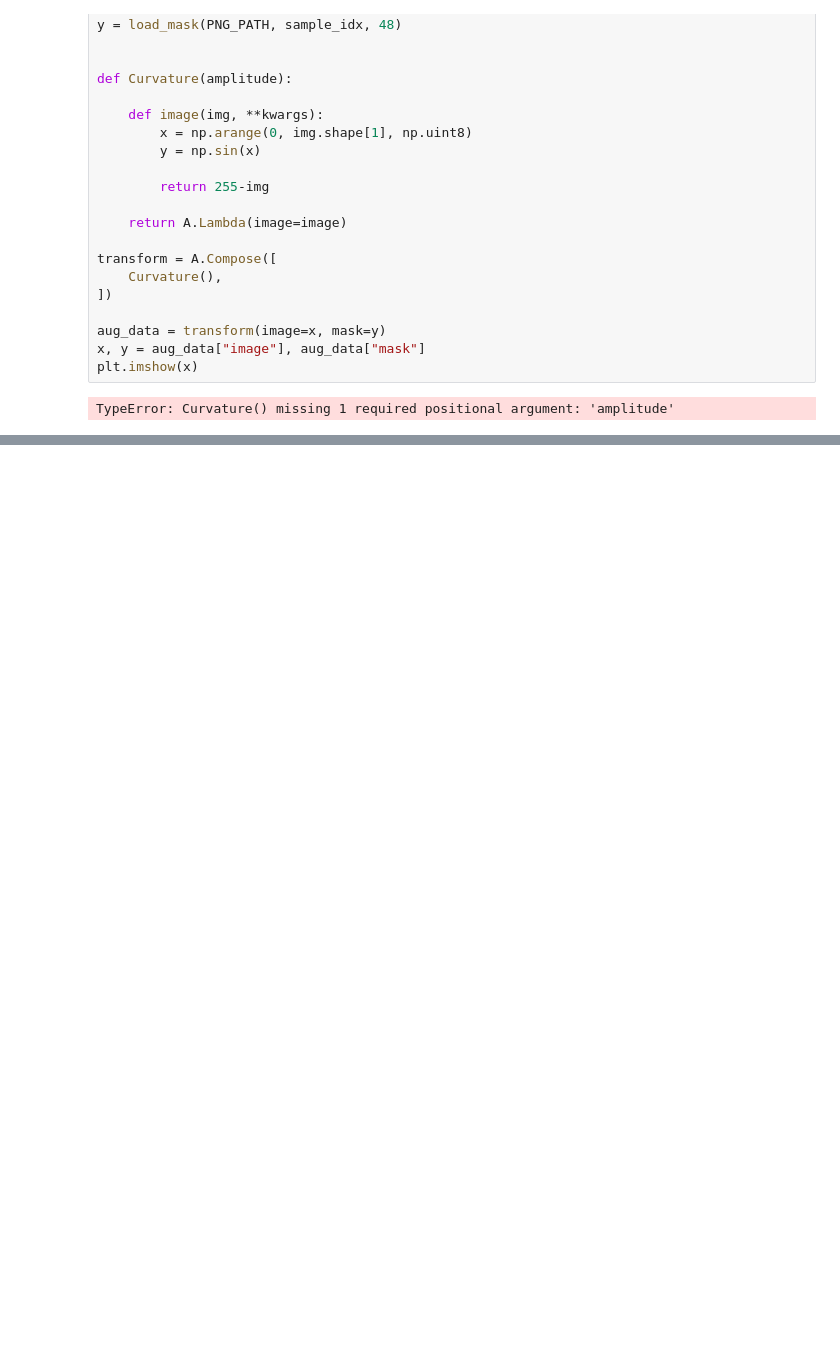
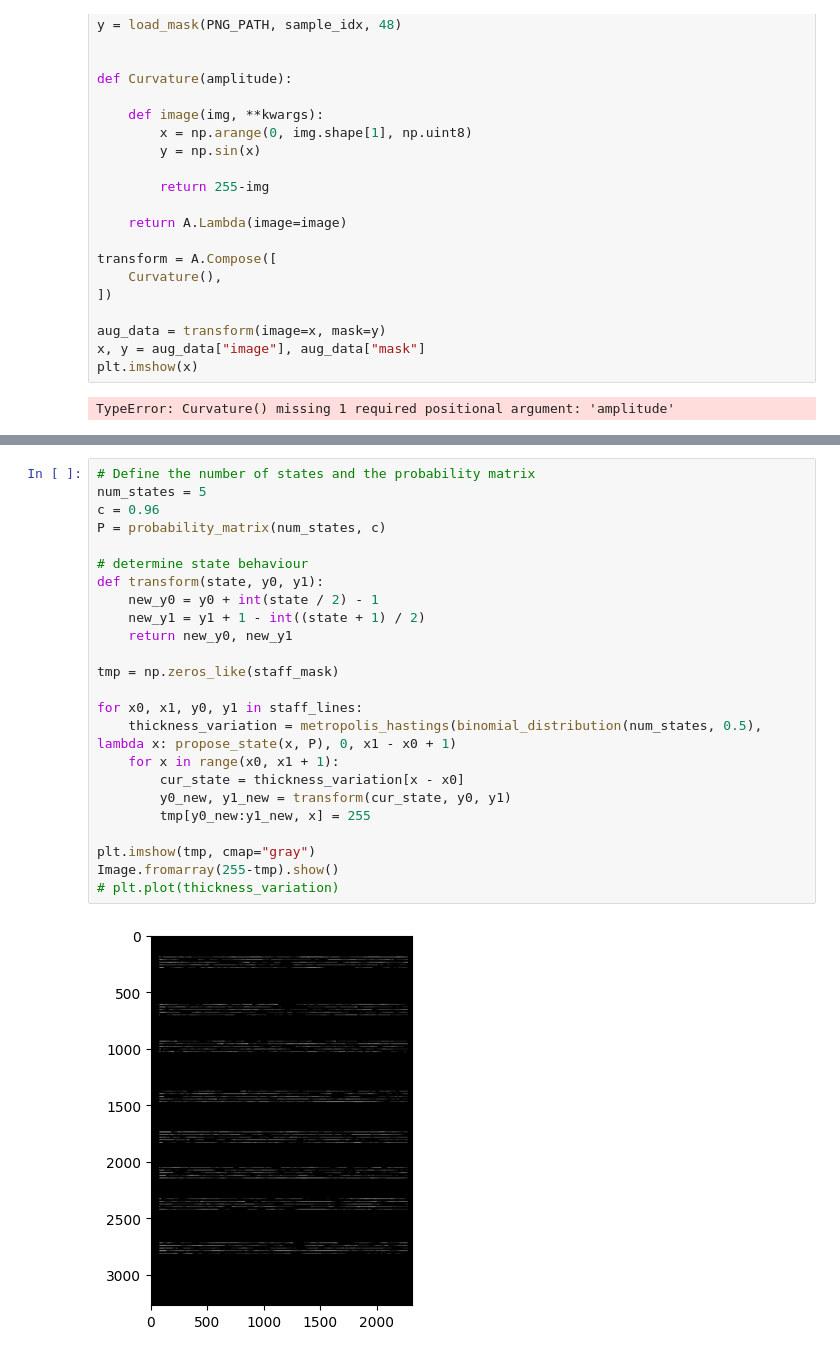
Before and after one commit to nudopnu/omr-unet, a Jupyter notebook: 02_delme.ipynb, the cells around one changed output, grey strips where cells are left out. Saved outputs shown, nothing was run; the diff lists cells and outputs as text; blank space fills up the shorter version.

```diff
--- a/02_delme.ipynb
+++ b/02_delme.ipynb
@@ -204,0 +173,26 @@ Image.fromarray(255-tmp).show()
+# %%
+# Define the number of states and the probability matrix
+num_states = 5
+c = 0.96
+P = probability_matrix(num_states, c)
+
+# determine state behaviour
+def transform(state, y0, y1):
+    new_y0 = y0 + int(state / 2) - 1
+    new_y1 = y1 + 1 - int((state + 1) / 2)
+    return new_y0, new_y1
+
+tmp = np.zeros_like(staff_mask)
+
+for x0, x1, y0, y1 in staff_lines:
+    thickness_variation = metropolis_hastings(binomial_distribution(num_states, 0.5), lambda x: propose_state(x, P), 0, x1 - x0 + 1)
+    for x in range(x0, x1 + 1):
+        cur_state = thickness_variation[x - x0]
+        y0_new, y1_new = transform(cur_state, y0, y1)
+        tmp[y0_new:y1_new, x] = 255
+
+plt.imshow(tmp, cmap="gray")
+Image.fromarray(255-tmp).show()
+# plt.plot(thickness_variation)
+# %% [output]
+[figure, added]
```
Also changed, not shown: parts of 10 cells of this notebook, 2 other files.
